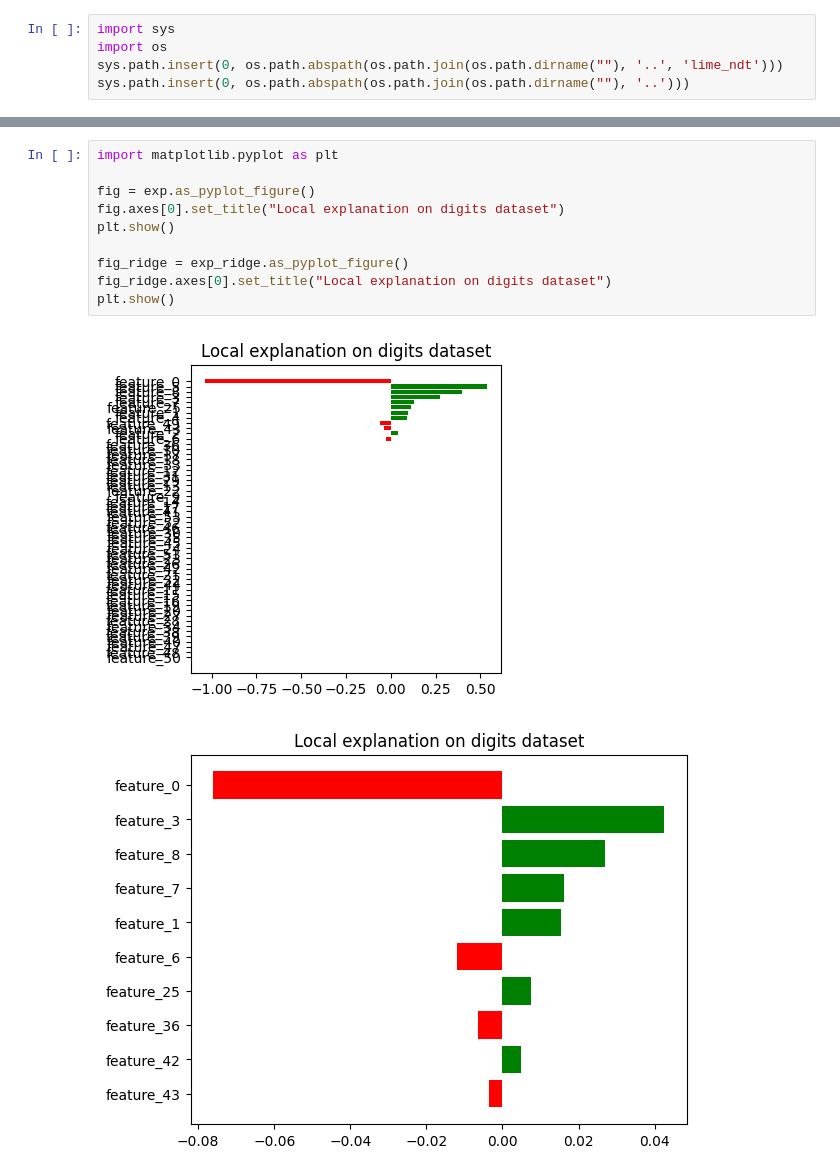
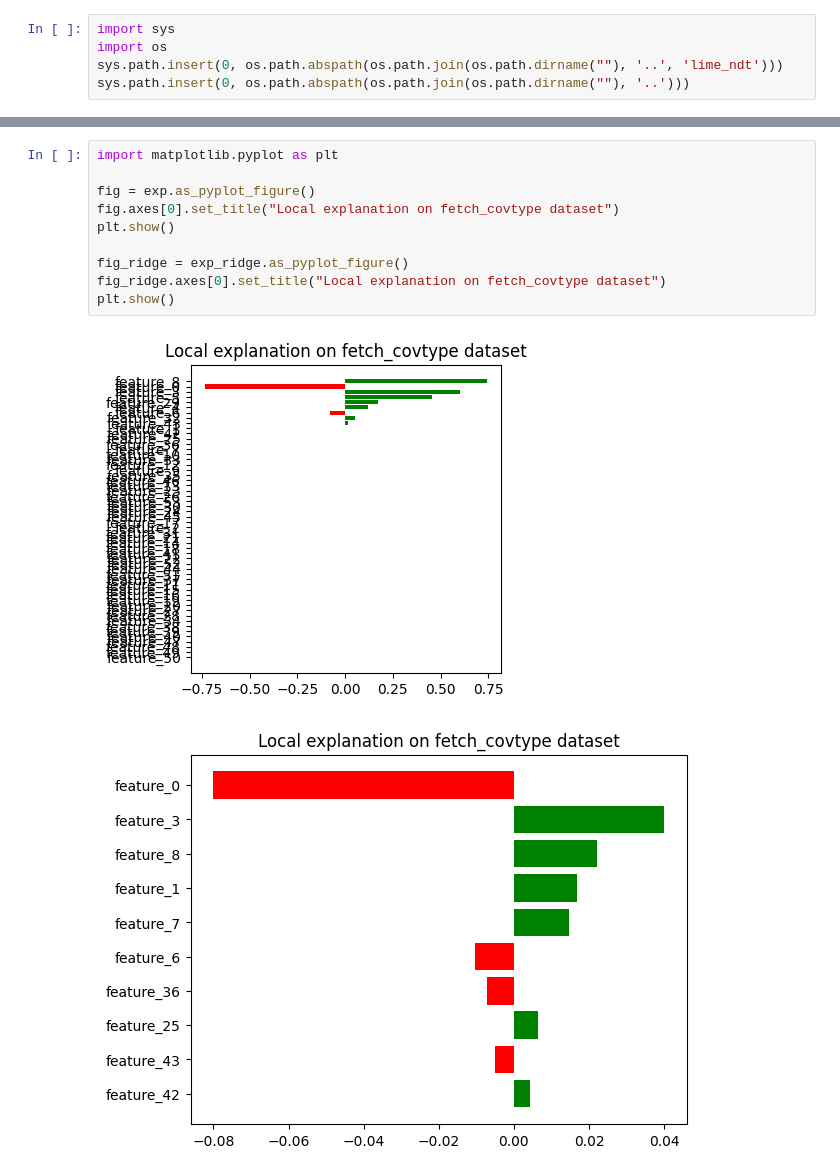
Before and after one commit to aymen20002005/lime_ndt, a Jupyter notebook: Notebooks/lime-ndt_dataset_covtype.ipynb, the cells around one changed output, grey strips where cells are left out. Cells and saved outputs as stored; diff of their text form.

Commit message:
update digits dataset

```diff
--- a/Notebooks/lime-ndt_dataset_covtype.ipynb
+++ b/Notebooks/lime-ndt_dataset_covtype.ipynb
@@ -84,13 +84,13 @@ Explication locale avec Ridge (LIME officiel) (feature, poids):
 # %%
 import matplotlib.pyplot as plt
 
 fig = exp.as_pyplot_figure()
-fig.axes[0].set_title("Local explanation on digits dataset")
+fig.axes[0].set_title("Local explanation on fetch_covtype dataset")
 plt.show()
 
 fig_ridge = exp_ridge.as_pyplot_figure()
-fig_ridge.axes[0].set_title("Local explanation on digits dataset")
+fig_ridge.axes[0].set_title("Local explanation on fetch_covtype dataset")
 plt.show()
 # %% [output]
-[figure, old version]
+[figure, new version]
-[figure, old version]
+[figure, new version]
```
Also changed, not shown: parts of 2 cells of this notebook, 2 other files.
